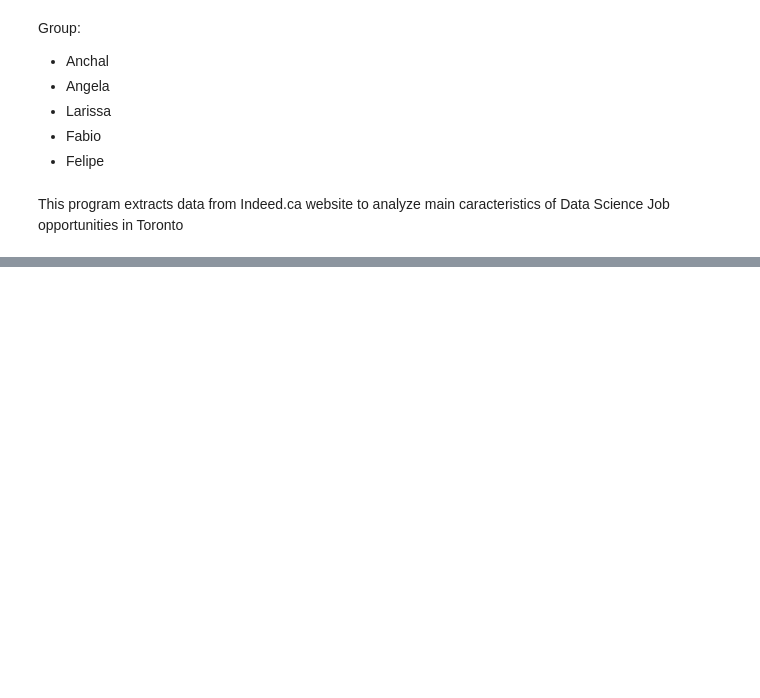
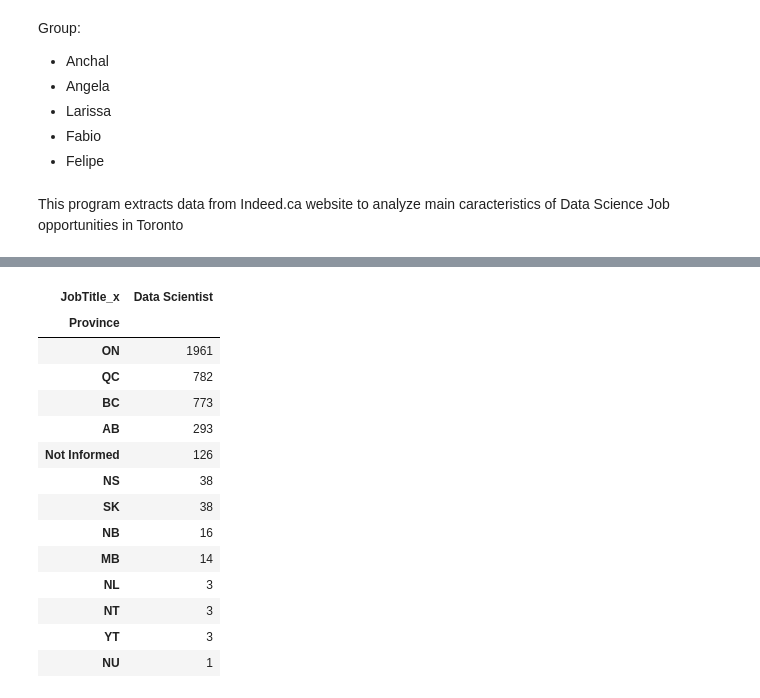
Before and after one commit to lararm/DataScience, a Jupyter notebook: FinalProject/Data Science Jobs Analyze - complete version.ipynb, the cells around one changed output, grey strips where cells are left out. Cells and saved outputs as stored; diff of their text form; code cells hidden in the pictures; blank space fills up the shorter version.

```diff
--- a/FinalProject/Data Science Jobs Analyze - complete version.ipynb
+++ b/FinalProject/Data Science Jobs Analyze - complete version.ipynb
@@ -290,0 +307,21 @@ df_jobs = df_jobs[['Province', 'City', 'Job_ID', 'JobTitle_x', 'Position',  'Com
+# %%
+# Provinces by Job
+Jobs_Province = pd.crosstab(df_jobs['Province'],df_jobs['JobTitle_x'])
+Jobs_Province = Jobs_Province.sort_values('Data Scientist',ascending=False)
+Jobs_Province
+# %% [output]
+| JobTitle_x | Data Scientist |
+| Province |  |
+| ON | 1961 |
+| QC | 782 |
+| BC | 773 |
+| AB | 293 |
+| Not Informed | 126 |
+| NS | 38 |
+| SK | 38 |
+| NB | 16 |
+| MB | 14 |
+| NL | 3 |
+| NT | 3 |
+| YT | 3 |
+| NU | 1 |
```
Also changed, not shown: parts of 11 cells of this notebook.
